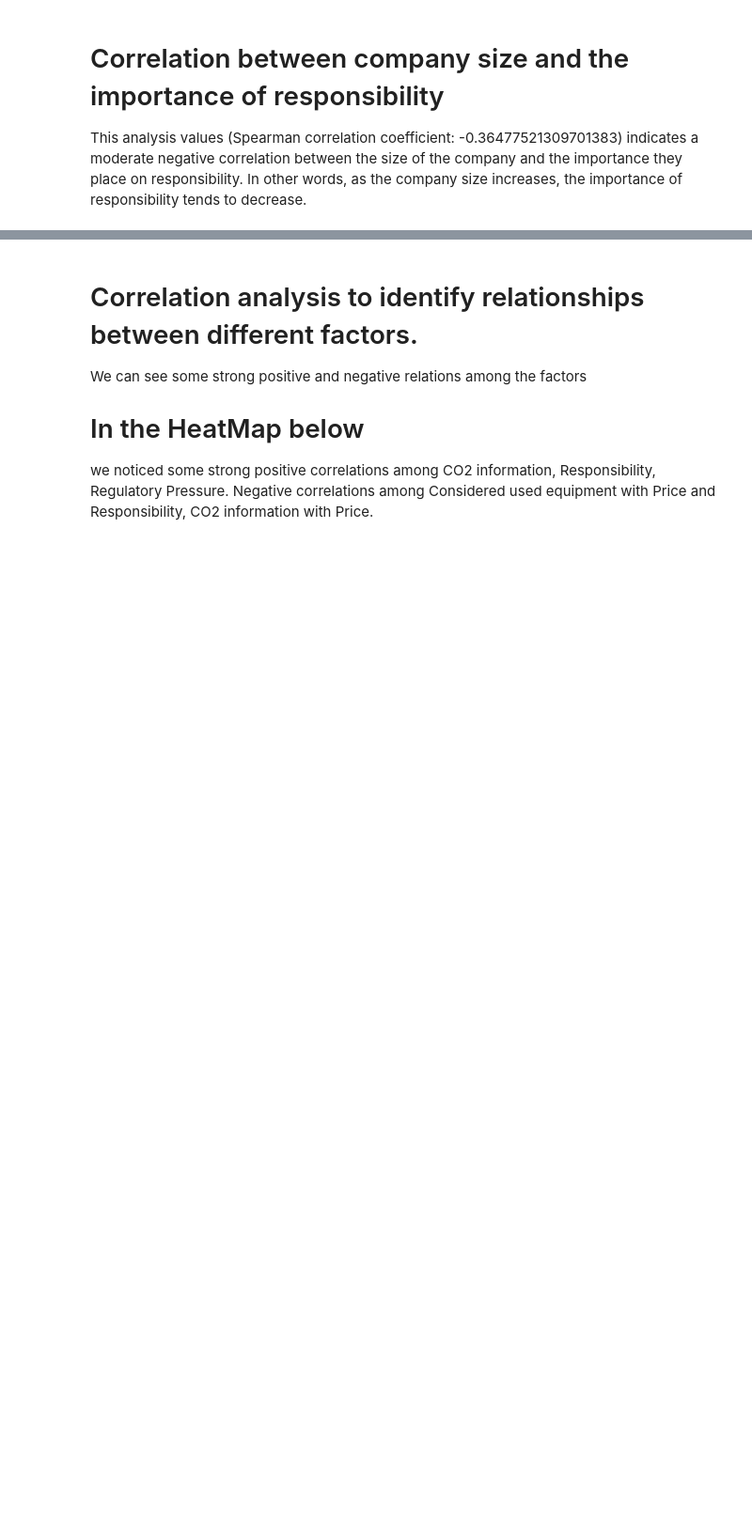
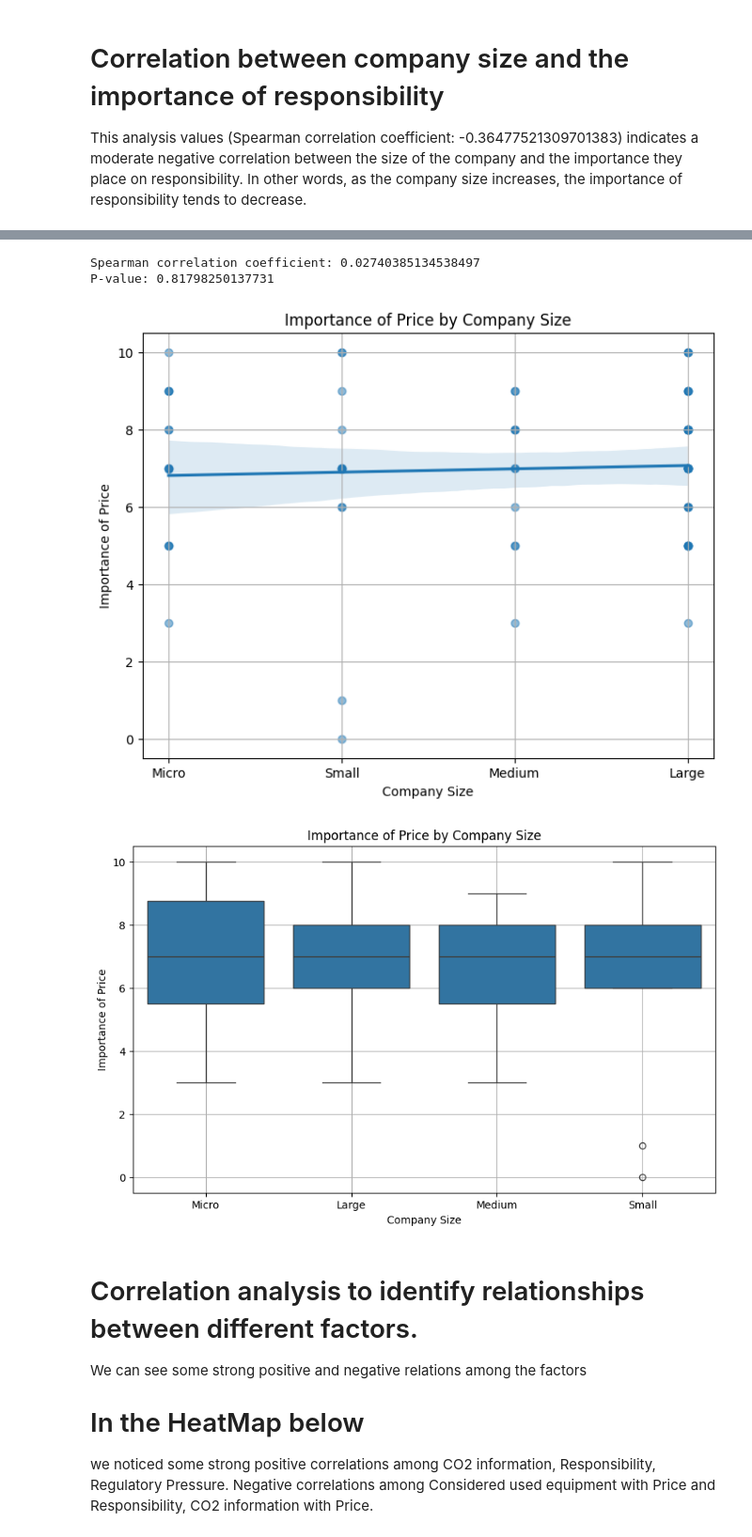
Before and after one commit to ProArif/Thesis, a Jupyter notebook: SurveyAnalysis.ipynb, the cells around one changed output, grey strips where cells are left out. Shown at 94% size. Cells and saved outputs as stored; diff of their text form; code cells hidden in the pictures; blank space fills up the shorter version.

```diff
--- a/SurveyAnalysis.ipynb
+++ b/SurveyAnalysis.ipynb
@@ -389,6 +414,53 @@ Spearman correlation coefficient: -0.3620896764190745
 P-value: 0.0016447543464234574
 [figure]
 [figure]
+# %%
+# Columns for correlation analysis
+correlation_varsP = [
+    'How big is your organization?',
+    'Importance of Price',
+    ]
+
+# subset of the data for correlation analysis
+correlation_dataP = data[correlation_varsP]
+
+
+# Compute the Spearman correlation coefficient
+spearman_corr, spearman_p_value = spearmanr(correlation_dataP['How big is your organization?'], correlation_dataP['Importance of Price'])
+print("Spearman correlation coefficient:", spearman_corr)
+print("P-value:", spearman_p_value)
+
+# Visualization: Scatter Plot with Regression Line
+plt.figure(figsize=(8, 6))
+sns.regplot(
+    x=correlation_dataP['How big is your organization?'],
+    y=correlation_dataP['Importance of Price'],
+    scatter_kws={'alpha': 0.5}
+)
+plt.title('Importance of Price by Company Size')
+plt.xlabel('Company Size')
+plt.ylabel('Importance of Price')
+plt.xticks(ticks=[1, 2, 3, 4], labels=['Micro', 'Small', 'Medium', 'Large'])
+plt.grid(True)
+plt.show()
+
+
+# Box Plot for better understanding
+plt.figure(figsize=(10, 6))
+sns.boxplot(
+    x=correlation_dataP['How big is your organization?'].map({1: 'Micro', 2: 'Small', 3: 'Medium', 4: 'Large'}),
+    y=correlation_dataP['Importance of Price']
+)
+plt.title('Importance of Price by Company Size')
+plt.xlabel('Company Size')
+plt.ylabel('Importance of Price')
+plt.grid(True)
+plt.show()
+# %% [output]
+Spearman correlation coefficient: 0.02740385134538497
+P-value: 0.81798250137731
+[figure, added]
+[figure, added]
 # %% [markdown]
 # Correlation analysis to identify relationships between different factors.
 We can see some strong positive and negative relations among the factors
```
Also changed, not shown: parts of 9 cells of this notebook.
